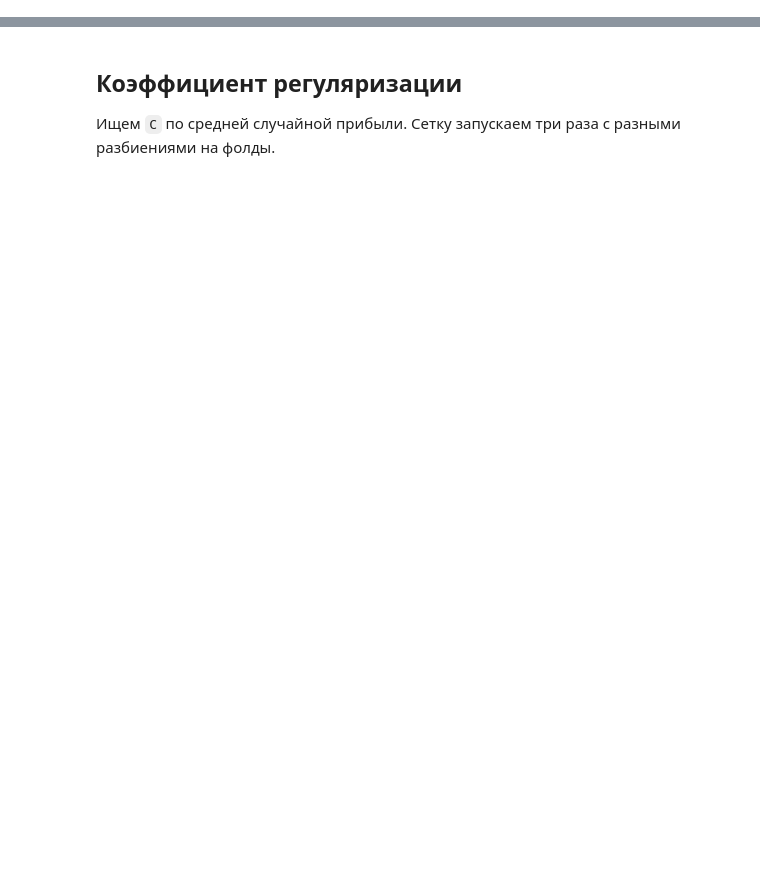
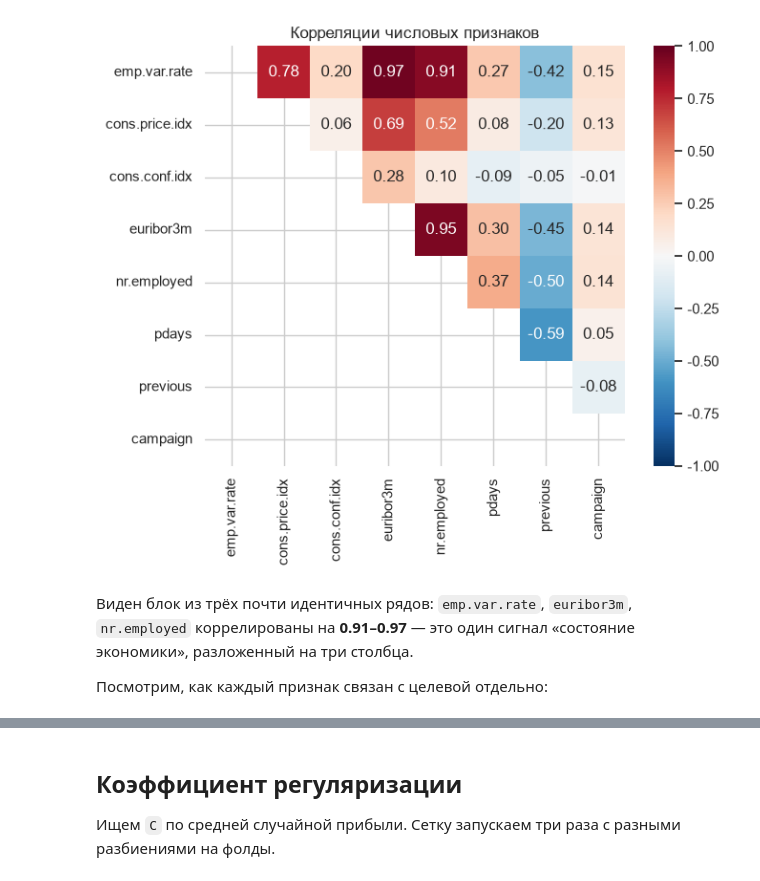
Before and after one commit to florenskaial118/bank-deposit-profit, a Jupyter notebook: term_deposit_profit.ipynb, the cells around one changed output, grey strips where cells are left out. Cells and saved outputs as stored; diff of their text form; code cells hidden in the pictures; blank space fills up the shorter version.

```diff
--- a/term_deposit_profit.ipynb
+++ b/term_deposit_profit.ipynb
@@ -41,0 +54,22 @@ display(df.drop(columns="duration").head(3))
+# %%
+num_for_corr = [
+    "emp.var.rate", "cons.price.idx", "cons.conf.idx", "euribor3m",
+    "nr.employed", "pdays", "previous", "campaign",
+]
+corr = df[num_for_corr].corr()
+
+mask = np.triu(np.ones_like(corr, dtype=bool), k=1)
+mask = ~mask
+
+fig, ax = plt.subplots(figsize=(7.5, 6))
+sns.heatmap(corr, annot=True, fmt=".2f", mask=mask,cmap="RdBu_r", center=0,
+            vmin=-1, vmax=1, square=True, ax=ax)
+ax.set_title("Корреляции числовых признаков")
+fig.tight_layout()
+fig.savefig("images/corr_heatmap.png", dpi=150, bbox_inches="tight")
+# %% [output]
+[figure, added]
+# %% [markdown]
+Виден блок из трёх почти идентичных рядов: `emp.var.rate`, `euribor3m`, `nr.employed` коррелированы на **0.91–0.97** — это один сигнал «состояние экономики», разложенный на три столбца.
+
+Посмотрим, как каждый признак связан с целевой отдельно:
```
Also changed, not shown: parts of 27 cells of this notebook, 8 other files.
